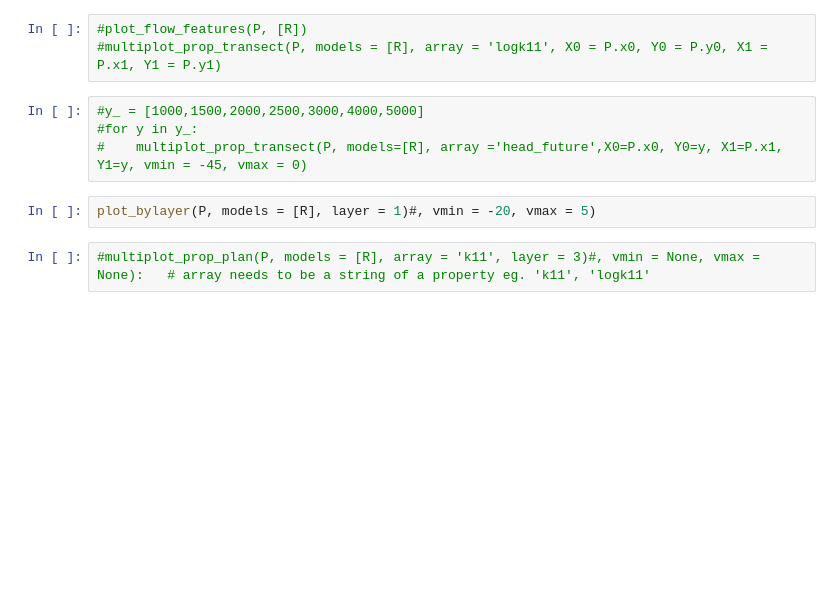
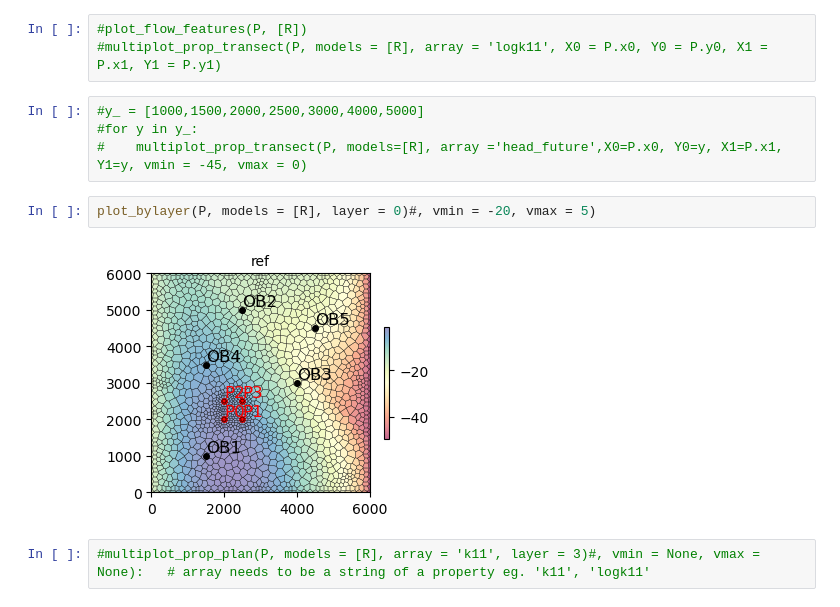
Before and after one commit to kerrybardot/loop_to_flopy, a Jupyter notebook: scripts/04 inverse_modelling_pinchout_dev.ipynb, the cells around one changed output. Saved outputs shown, nothing was run; the diff lists cells and outputs as text; blank space fills up the shorter version.

```diff
--- a/scripts/04 inverse_modelling_pinchout_dev.ipynb
+++ b/scripts/04 inverse_modelling_pinchout_dev.ipynb
@@ -241,7 +250,9 @@ multiplot_vgrid_transect(P, models = [R], array = 'lith', X0 = P.x0, Y0 = P.y0,
 #for y in y_:
 #    multiplot_prop_transect(P, models=[R], array ='head_future',X0=P.x0, Y0=y, X1=P.x1, Y1=y, vmin = -45, vmax = 0)
 # %%
-plot_bylayer(P, models = [R], layer = 1)#, vmin = -20, vmax = 5)
+plot_bylayer(P, models = [R], layer = 0)#, vmin = -20, vmax = 5)
+# %% [output]
+[figure, added]
 # %%
 #multiplot_prop_plan(P, models = [R], array = 'k11', layer = 3)#, vmin = None, vmax = None):   # array needs to be a string of a property eg. 'k11', 'logk11'
 # %% [markdown]
```
Also changed, not shown: parts of 36 cells of this notebook, 6 other files.
